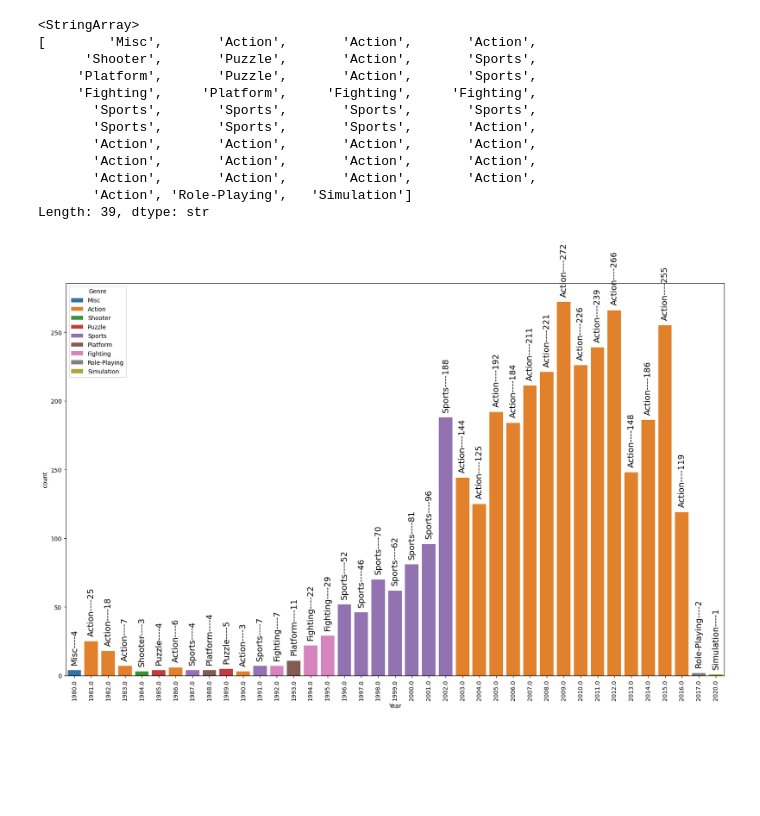
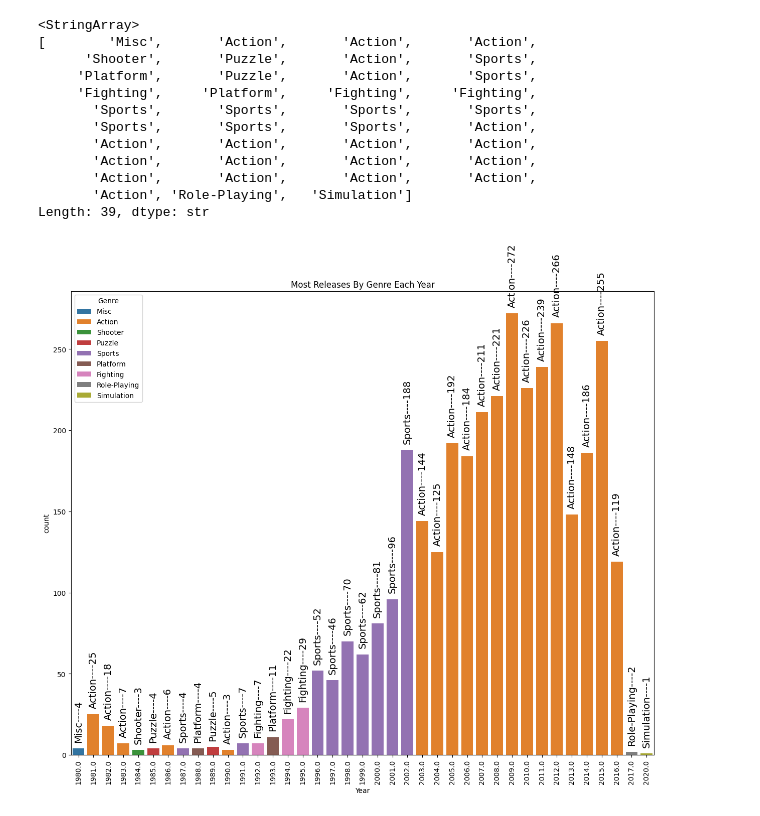
Before and after one commit to cafesmire/notebooks, a Jupyter notebook: video_game_sales/videogame_eda.ipynb, the cells around one changed output. Saved outputs shown, nothing was run; the diff lists cells and outputs as text; code cells hidden in the pictures; blank space fills up the shorter version.

```diff
--- a/video_game_sales/videogame_eda.ipynb
+++ b/video_game_sales/videogame_eda.ipynb
@@ -222,13 +227,14 @@ genre
        'Action', 'Role-Playing',   'Simulation']
 Length: 39, dtype: str
 # %%
-plt.figure(figsize=(20, 12))
+plt.figure(figsize=(15, 12))
 g = sns.barplot(max_genre_by_year, x="Year", y="count", hue="Genre")
 index = 0
 for value in max_genre_by_year['count'].values:
   g.text(index, value+5, str(genre[index] + '----' + str(value)), color='#000', size=14, rotation=90, ha='center')
   index+=1
 plt.xticks(rotation=90)
+plt.title('Most Releases By Genre Each Year')
 plt.show()
 # %% [output]
-[figure, old version]
+[figure, new version]
```
Also changed, not shown: parts of 10 cells of this notebook.
